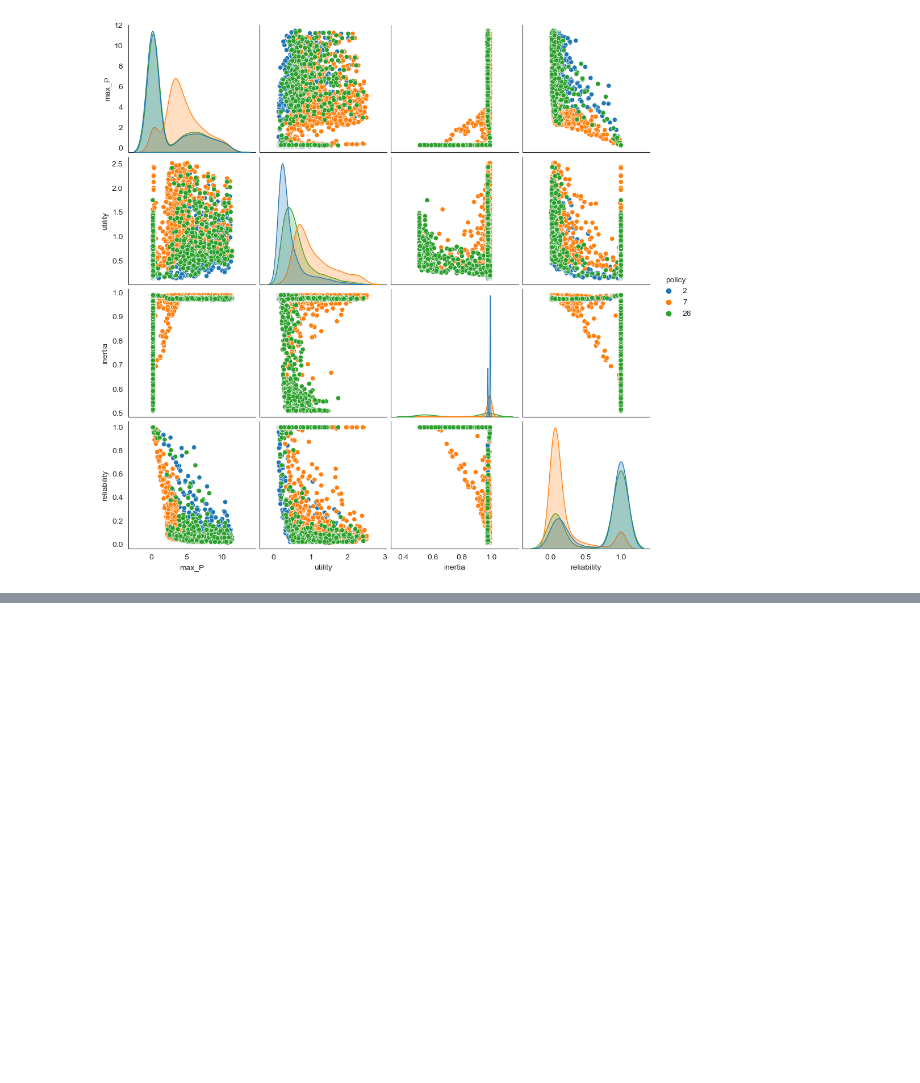
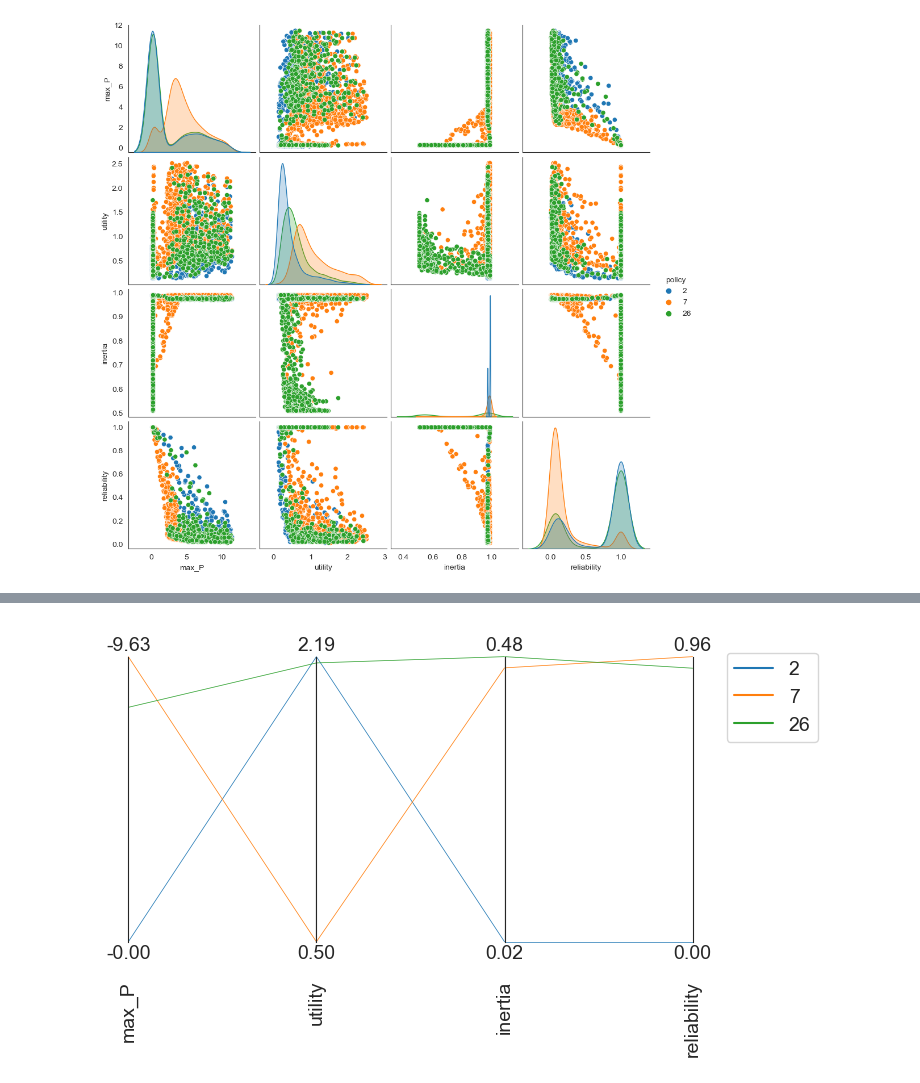
Before and after one commit to quaquel/dmdu_tutorial, a Jupyter notebook: src/mordm.ipynb, the cells around one changed output, grey strips where cells are left out. Drawn from its saved outputs; the diff is of its cells as text; code cells hidden in the pictures; blank space fills up the shorter version.

```diff
--- a/src/mordm.ipynb
+++ b/src/mordm.ipynb
@@ -59,3 +55,0 @@ policy = Policy(name="default", **{"c1":0, "c2":0, "r1":0.25, "r2":0.25, "w1":-.
-# %%
-with MultiprocessingEvaluator(lake_model) as evaluator:
-    experiments, outcomes = evaluator.perform_experiments(1000, policies=policy)
@@ -74,7 +56,7 @@ sns.boxplot(pd.DataFrame.from_dict(outcomes))
 # %% [markdown]
 # let's optimze the policies for a reference scenario
 # %%
-reference = Scenario("reference", b=0.4, q=2, mean=0.02, stdev=0.01)
+reference = Scenario("reference", b=0.41, q=2, mean=0.045)
 # %%
 from ema_workbench.em_framework.optimization import ArchiveLogger, EpsilonProgress
 
@@ -141,8 +120,15 @@ metrics = pd.DataFrame.from_dict(metrics)
 # %%
 fig, axes = plt.subplots(nrows=5, sharex=True)
 
-for i, entry in enumerate(["generational_distance", "hypervolume",
-                        "epsilon_indicator", "inverted_gd", "spacing"]):
+for i, entry in enumerate(
+    [
+        "generational_distance",
+        "hypervolume",
+        "epsilon_indicator",
+        "inverted_gd",
+        "spacing",
+    ]
+):
     ax = axes[i]
     ax.plot(metrics.loc[:, "nfe"], metrics.loc[:, entry])
     ax.set_ylabel(entry)
@@ -312,0 +238,18 @@ max_regret
+# %%
+colors = sns.color_palette()
+
+limits = parcoords.get_limits(max_regret)
+parplot = parcoords.ParallelAxes(limits)
+
+
+for (i, row), c in zip(max_regret.iterrows(), colors):
+    parplot.plot(row, lw=0.5, label=f"{i}", color=c)
+parplot.invert_axis("max_P")
+parplot.legend()
+
+fig = plt.gcf()
+fig.set_size_inches(6, 4)
+
+plt.show()
+# %% [output]
+[figure, added]
```
Also changed, not shown: parts of 32 cells of this notebook, 6 other files.
